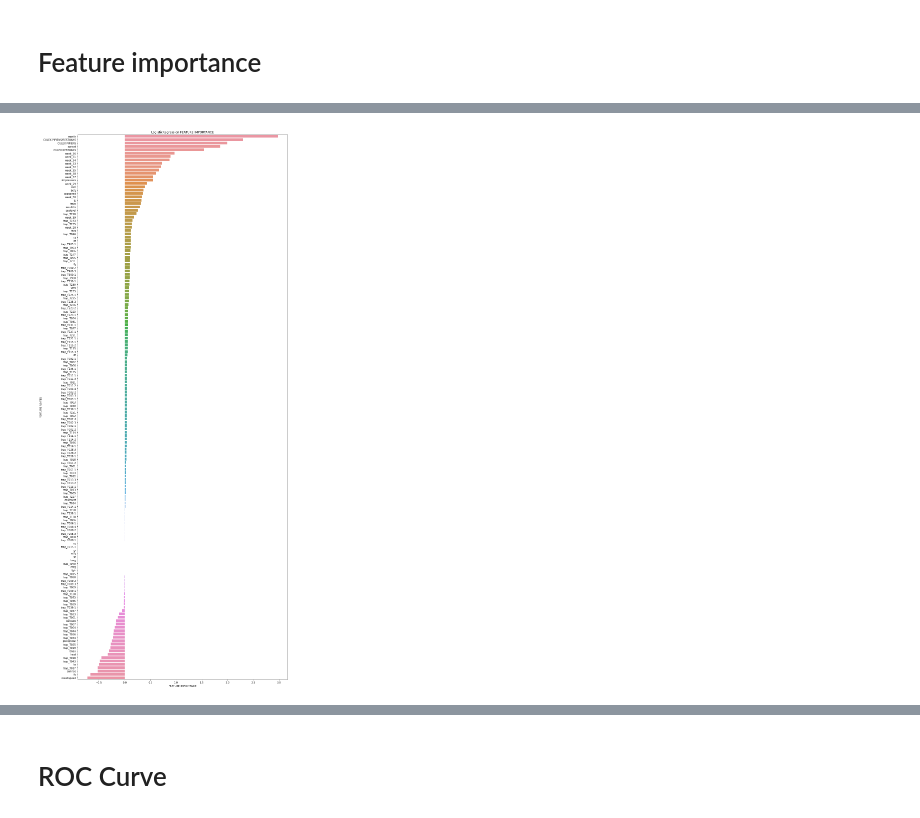
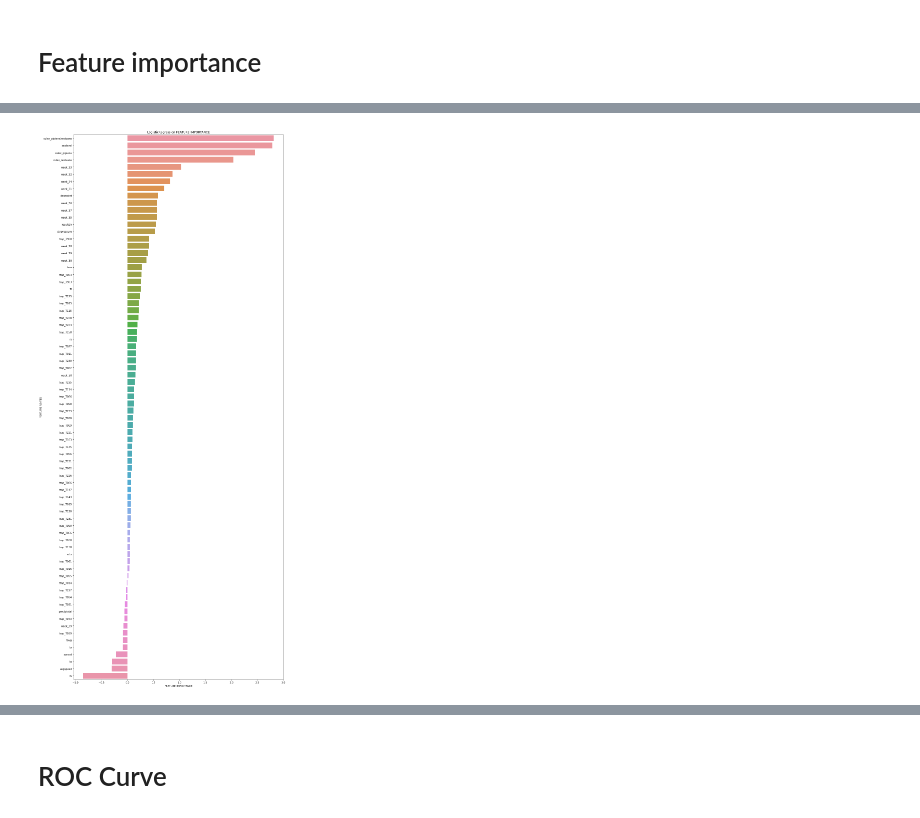
Before and after one commit to msamhz/GA-Project_4, a Jupyter notebook: code/3_Classification Modelling.ipynb, the cells around one changed output, grey strips where cells are left out. Cells and saved outputs as stored; diff of their text form; code cells hidden in the pictures.

```diff
--- a/code/3_Classification Modelling.ipynb
+++ b/code/3_Classification Modelling.ipynb
@@ -820,7 +865,7 @@ plot_feature_importance(xbg_model.feature_importances_,X.columns,'XGBoost')
 # %%
-plot_feature_importance(gs_logreg.best_estimator_[1].coef_.reshape(162,),X.columns,'LogisticRegression')
+plot_feature_importance(gs_logreg.best_estimator_[1].coef_.reshape(76,),X.columns,'LogisticRegression')
 # %% [output]
-[figure, old version]
+[figure, new version]
 # %%
 plot_feature_importance(rfs_hyperparam_bal.feature_importances_,X.columns,'RandomForestClassifier')
 # %% [output]
```
Also changed, not shown: parts of 36 cells of this notebook, 5 other files.
